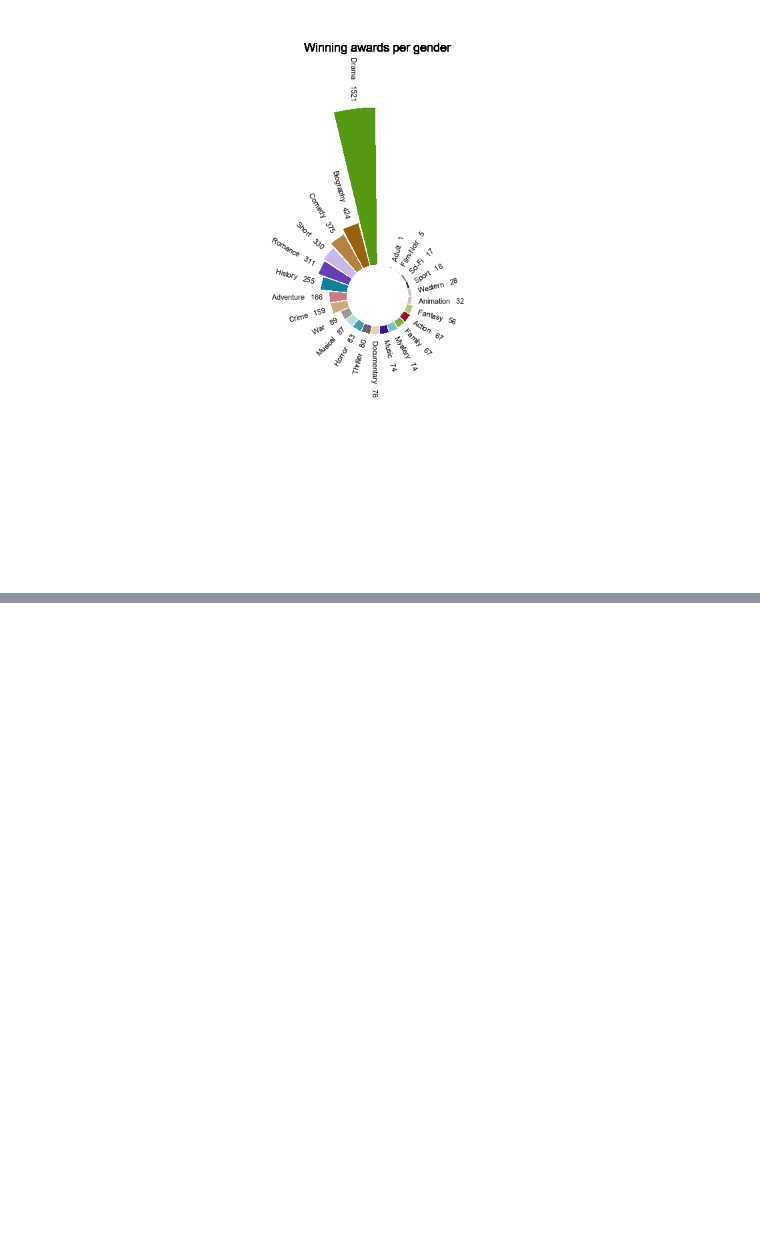
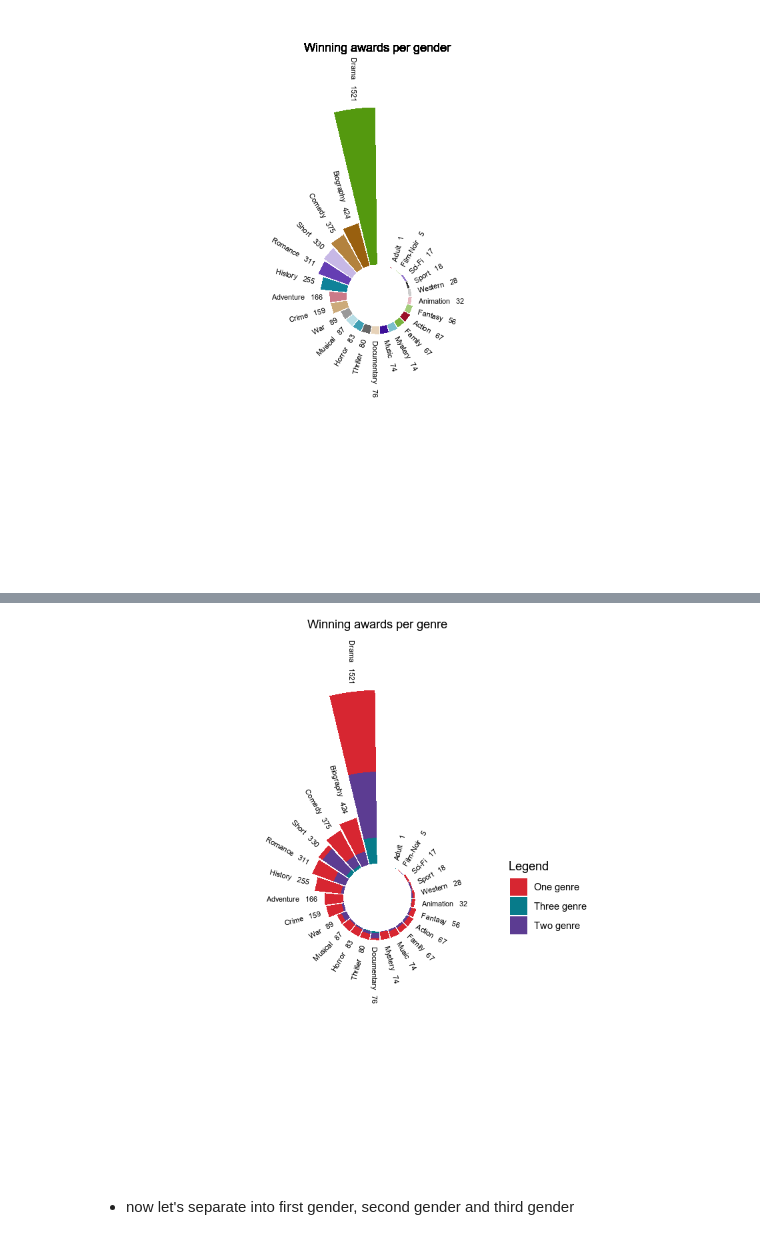
Before and after one commit to fsbarros98/IMDb_analysis, a Jupyter notebook: src/05.1_hypothesis_success_people_awards_FB.ipynb, the cells around one changed output, grey strips where cells are left out. Saved outputs shown, nothing was run; the diff lists cells and outputs as text; code cells hidden in the pictures; blank space fills up the shorter version.

```diff
--- a/src/05_hypothesis_success_people_awards_FB.ipynb
+++ b/src/05.1_hypothesis_success_people_awards_FB.ipynb
@@ -636,0 +640,11 @@ geom_text(aes(x=-1, y=2100, label="Winning awards per gender"), color="black", i
+# %%
+all_wins = wins_all_genres
+# %%
+total = all_wins %>% select(2,3,4)
+total = rowSums(total,na.rm=TRUE)
+all_wins$total = total
+# %%
+colnames(all_wins) = c("genre","n_1","n_2","n_3","total")
+all_wins = arrange(all_wins,total)
+all_wins[is.na(all_wins)] <- 0
+all_wins
@@ -636,0 +669,30 @@ geom_text(aes(x=-1, y=2100, label="Winning awards per gender"), color="black", i
+# %%
+label_genre = all_wins
+label_genre$id = seq(1,nrow(label_genre))
+label_genre$labels = paste("  ",label_genre$genre," ",label_genre$total,"  ")
+nbars = nrow(label_genre)
+angle = 90 - 360 * (label_genre$id) / nbars
+label_genre$hjust<-ifelse(angle < -90, 1, 0)
+label_genre$angle<-ifelse(angle < -90, angle+180, angle)
+# %%
+ggplot() +
+geom_bar(data = all_wins, aes(x=reorder(genre, total),y=n_1+n_2+n_3,fill="One genre"), stat="identity") +
+geom_bar(data = all_wins, aes(x=reorder(genre, total),y=n_1+n_2,fill="Two genre"), stat="identity") +
+geom_bar(data = all_wins, aes(x=reorder(genre, total),y=n_1,fill="Three genre"), stat="identity") +
+scale_fill_manual(values=c("#D72631","#077B8A","#5C3C92"))+
+ylim(-300,2100)+
+theme_bw()+
+theme(plot.title=element_text(),
+    axis.text = element_blank(),
+    axis.title = element_blank(),
+    panel.grid = element_blank(),
+    legend.position = c(0.75, 0.5),
+    plot.margin = unit(rep(-2,4), "cm"))+labs(fill = "Legend")+
+coord_polar(start = 0)+
+geom_text(data=label_genre, aes(x=seq(1,nrow(all_wins)), y=total+10, label=labels, hjust=hjust),
+                                color="black", size=2.3, angle= label_genre$angle, inherit.aes = FALSE)+
+geom_text(aes(x=-1, y=2100, label="Winning awards per genre"), color="black", inherit.aes = FALSE)
+# %% [output]
+[figure, added]
+# %% [markdown]
+ - now let's separate into first gender, second gender and third gender
```
Also changed, not shown: parts of 20 cells of this notebook.
